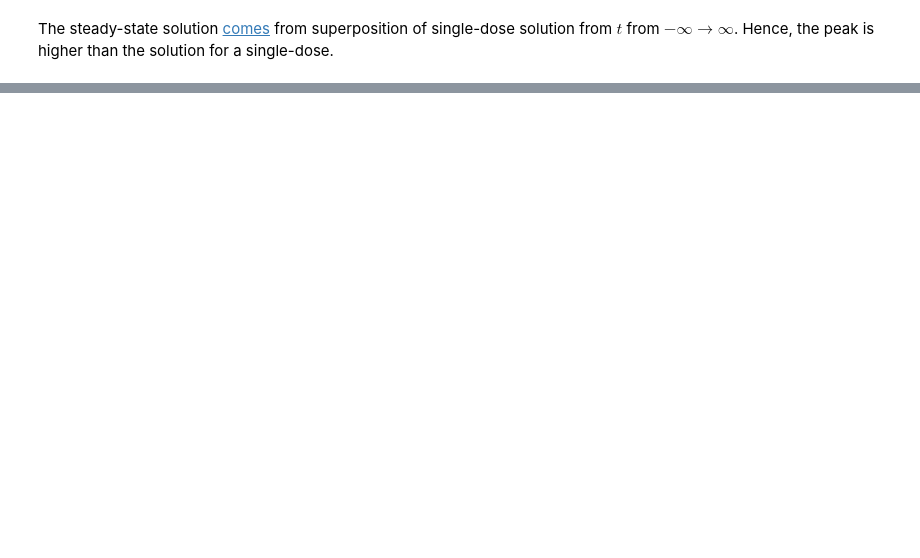
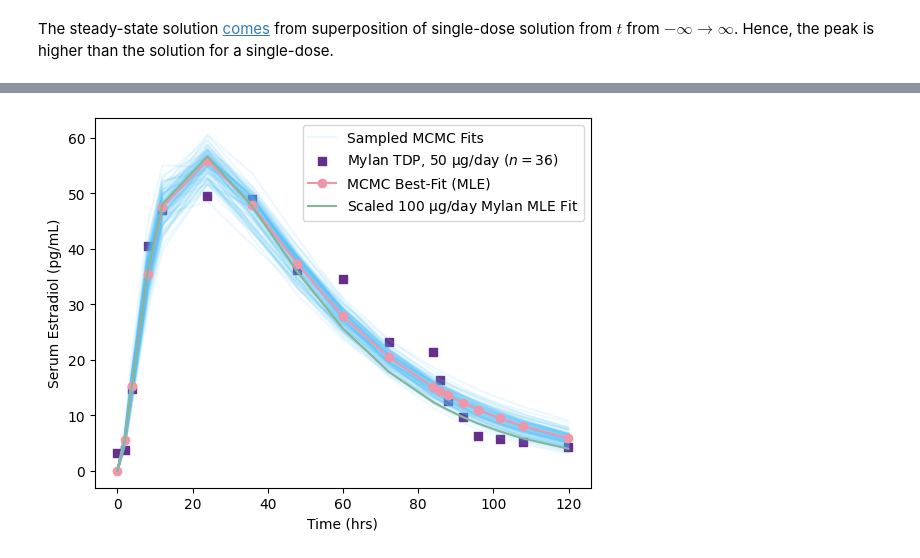
Before and after one commit to transturion/modeling, a Jupyter notebook: 3_Steady-State_Multi-Dose_3-Compartment.ipynb, the cells around one changed output, grey strips where cells are left out. Cells and saved outputs as stored; diff of their text form; code cells hidden in the pictures; blank space fills up the shorter version.

```diff
--- a/3_Steady-State_Multi-Dose_3-Compartment.ipynb
+++ b/3_Steady-State_Multi-Dose_3-Compartment.ipynb
@@ -269,0 +298,19 @@ The steady-state solution [comes](https://discord.com/channels/43830694928580608
+# %%
+lmfit.report_fit(result_emceeMylan50)
+emcee_corner = corner.corner(result_emceeMylan50.flatchain, labels=result_emceeMylan50.var_names,
+                             truths=list(result_emceeMylan50.params.valuesdict().values()))
+
+highest_probMylan50 = np.argmax(result_emceeMylan50.lnprob)
+hp_locMylan50 = np.unravel_index(highest_probMylan50, result_emceeMylan50.lnprob.shape)
+mle_solnMylan50 = result_emceeMylan50.chain[hp_locMylan50]
+
+for i, par in enumerate(emcee_params):
+    emcee_params[par].value = mle_solnMylan50[i]
+
+print('\nMaximum Likelihood Estimation from emcee       ')
+print('-------------------------------------------------')
+print('Parameter  MLE Value   Median Value   Uncertainty')
+fmt = '  {:5s}  {:11.5f} {:11.5f}   {:11.5f}'.format
+for name, param in emcee_params.items():
+    print(fmt(name, param.value, result_emcee.params[name].value,
+              result_emcee.params[name].stderr))
@@ -269,0 +337,17 @@ The steady-state solution [comes](https://discord.com/channels/43830694928580608
+# %%
+inds = np.random.randint(len(result_emceeMylan50.flatchain), size=100)
+
+for ind in inds:
+    sample = (result_emceeMylan50.flatchain["d0"][ind], result_emceeMylan50.flatchain["k1"][ind],
+              result_emceeMylan50.flatchain["k2"][ind], result_emceeMylan50.flatchain["k3"][ind])
+    plt.plot(MylanTDP50[:,0], E2(MylanTDP50[:,0], sample[0], sample[1], sample[2], sample[3]), alpha=0.1, color='#4EC2F8')
+plt.plot(MylanTDP50[:,0], E2(MylanTDP50[:,0], sample[0], sample[1], sample[2], sample[3]), alpha=0.1, color='#4EC2F8', label='Sampled MCMC Fits')
+plt.scatter(MylanTDP50[:,0], MylanTDP50[:,1], color='#672F8B', marker='s', label="Mylan TDP, 50 $\\rm\\mu g$/day ($n=36$)")
+plt.plot(MylanTDP50[:,0], result_emceeMylan50.best_fit, label='MCMC Best-Fit (MLE)', color='#F096AA', marker='o')
+plt.plot(MylanTDP50[:,0], E2(MylanTDP50[:,0], mle_soln[0]/2, mle_soln[1], mle_soln[2], mle_soln[3]), color='#86B695', label="Scaled 100 $\\rm\\mu g$/day Mylan MLE Fit")
+plt.xlabel('Time (hrs)')
+plt.ylabel('Serum Estradiol (pg/mL)')
+plt.legend()
+plt.show()
+# %% [output]
+[figure, added]
```
Also changed, not shown: parts of 18 cells of this notebook, 4 other files.
